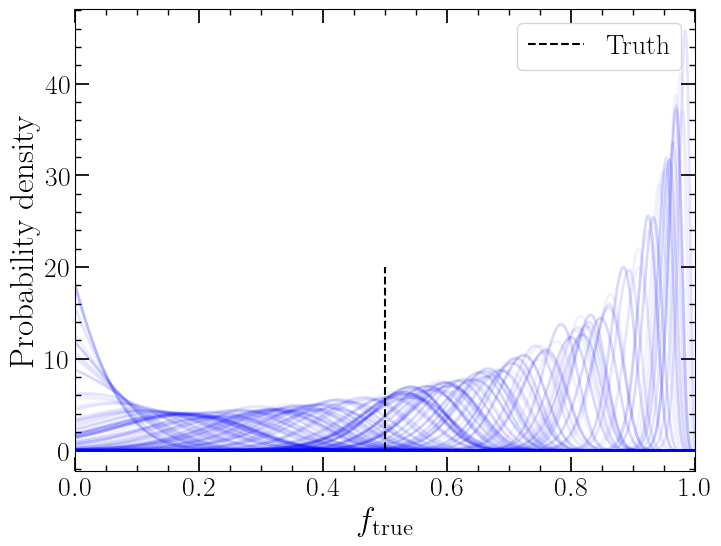
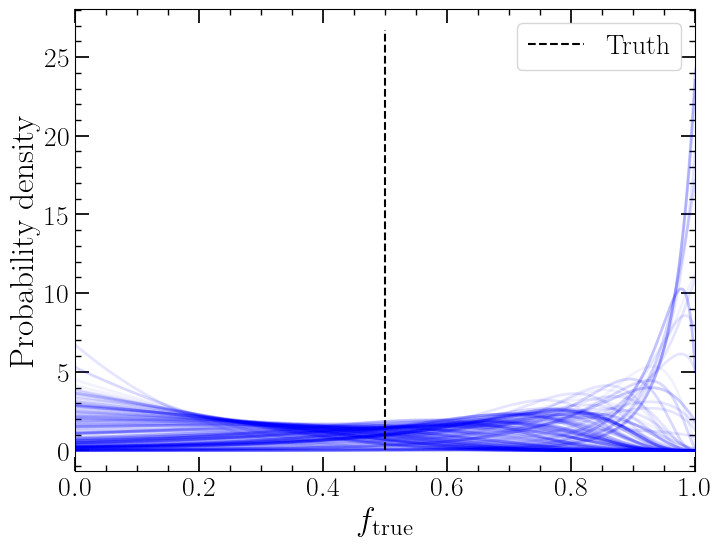
The notebook cell's code change between the first figure and the second:
--- before
+++ after
@@ -10,5 +10,5 @@
 plt.figure(figsize=(8,6))
 plt.plot(f_grid, post2plot.T, alpha=0.05, color='blue', linewidth=2)
-plt.vlines(F_TRUE, 0, 20, linestyles='dashed', color='black', label='Truth')
+plt.vlines(F_TRUE, 0, 1.1 * np.max(post2plot.T), linestyles='dashed', color='black', label='Truth')
 plt.ylabel('Probability density')
 plt.xlabel(r'$f_{\rm true}$')

Commit: update toy model 2